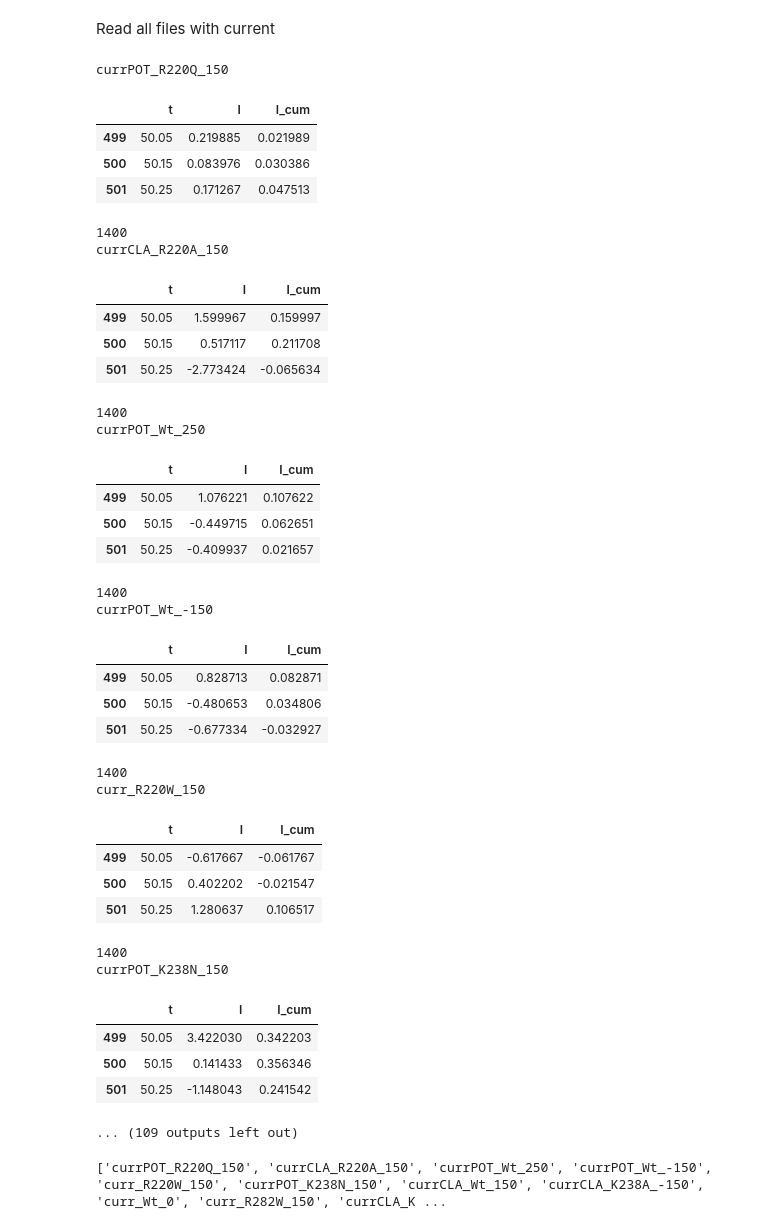
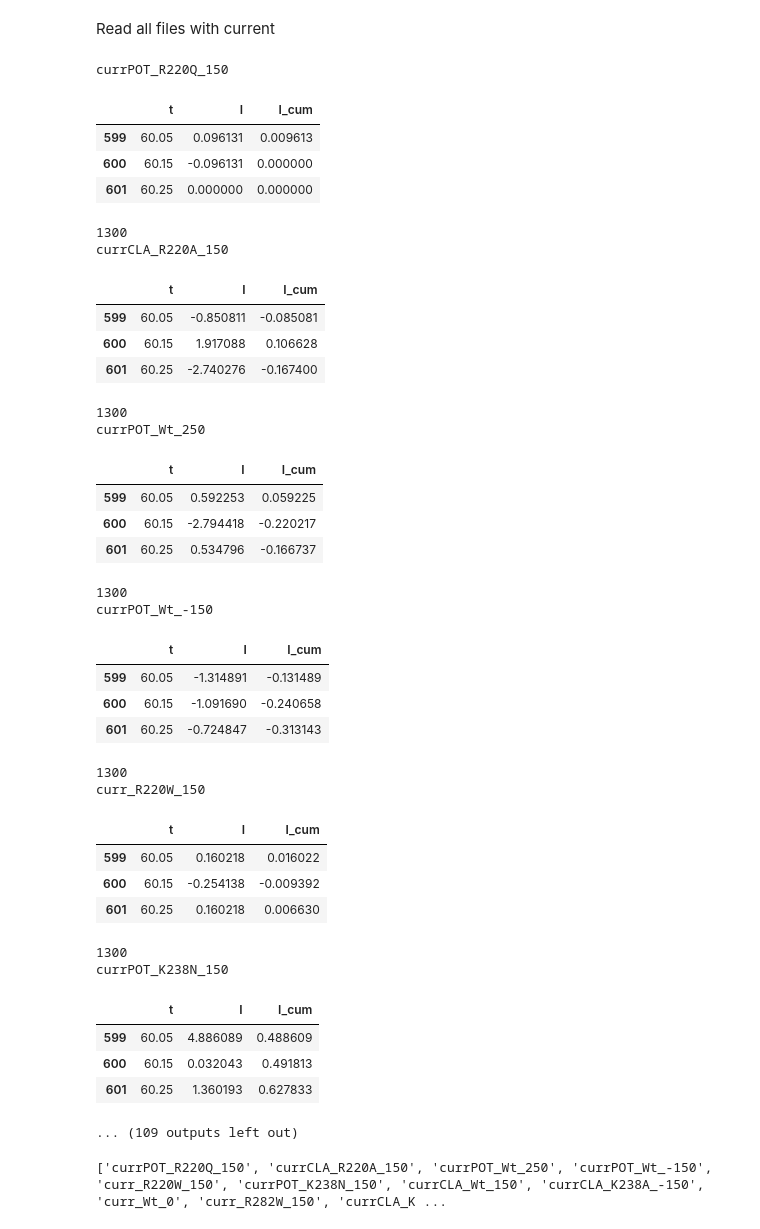
Before and after one commit to Aleva14/aerolysin, a Jupyter notebook: Currents.ipynb, the cells around one changed output. Drawn from its saved outputs; the diff is of its cells as text; code cells hidden in the pictures.

```diff
--- a/Currents.ipynb
+++ b/Currents.ipynb
@@ -12,57 +13,57 @@ dt = 0.1 # timestep
 # %%
 data = {}
 files = []
 for filename in os.listdir('.'):
     if filename.startswith('curr'):
         values = pd.read_csv(filename, sep = ' ', names=['t', 'I'])
-        values = values[(values['t'] > 50) & (values['t'] < 190)]
+        values = values[(values['t'] > 60) & (values['t'] < 190)]
         values['I_cum'] = np.cumsum([values['I']]) * dt
         data[filename[:-6]] = values
         files.append(filename[:-6])
 
         name = filename[:-4].split('_')
         current_type = name[0]
         mutant = name[1]
         voltage = int(name[2][:-2])
         print(filename[:-6])
         display(data[filename[:-6]].head(3))
         print(len(values))
 # %% [output]
 currPOT_R220Q_150
 |  | t | I | I_cum |
-| 499 | 50.05 | 0.219885 | 0.021989 |
-| 500 | 50.15 | 0.083976 | 0.030386 |
-| 501 | 50.25 | 0.171267 | 0.047513 |
+| 599 | 60.05 | 0.096131 | 0.009613 |
+| 600 | 60.15 | -0.096131 | 0.000000 |
+| 601 | 60.25 | 0.000000 | 0.000000 |
-1400
+1300
 currCLA_R220A_150
 |  | t | I | I_cum |
-| 499 | 50.05 | 1.599967 | 0.159997 |
-| 500 | 50.15 | 0.517117 | 0.211708 |
-| 501 | 50.25 | -2.773424 | -0.065634 |
+| 599 | 60.05 | -0.850811 | -0.085081 |
+| 600 | 60.15 | 1.917088 | 0.106628 |
+| 601 | 60.25 | -2.740276 | -0.167400 |
-1400
+1300
 currPOT_Wt_250
 |  | t | I | I_cum |
-| 499 | 50.05 | 1.076221 | 0.107622 |
-| 500 | 50.15 | -0.449715 | 0.062651 |
-| 501 | 50.25 | -0.409937 | 0.021657 |
+| 599 | 60.05 | 0.592253 | 0.059225 |
+| 600 | 60.15 | -2.794418 | -0.220217 |
+| 601 | 60.25 | 0.534796 | -0.166737 |
-1400
+1300
 currPOT_Wt_-150
 |  | t | I | I_cum |
-| 499 | 50.05 | 0.828713 | 0.082871 |
-| 500 | 50.15 | -0.480653 | 0.034806 |
-| 501 | 50.25 | -0.677334 | -0.032927 |
+| 599 | 60.05 | -1.314891 | -0.131489 |
+| 600 | 60.15 | -1.091690 | -0.240658 |
+| 601 | 60.25 | -0.724847 | -0.313143 |
-1400
+1300
 curr_R220W_150
 |  | t | I | I_cum |
-| 499 | 50.05 | -0.617667 | -0.061767 |
-| 500 | 50.15 | 0.402202 | -0.021547 |
-| 501 | 50.25 | 1.280637 | 0.106517 |
+| 599 | 60.05 | 0.160218 | 0.016022 |
+| 600 | 60.15 | -0.254138 | -0.009392 |
+| 601 | 60.25 | 0.160218 | 0.006630 |
-1400
+1300
 currPOT_K238N_150
 |  | t | I | I_cum |
-| 499 | 50.05 | 3.422030 | 0.342203 |
-| 500 | 50.15 | 0.141433 | 0.356346 |
-| 501 | 50.25 | -1.148043 | 0.241542 |
+| 599 | 60.05 | 4.886089 | 0.488609 |
+| 600 | 60.15 | 0.032043 | 0.491813 |
+| 601 | 60.25 | 1.360193 | 0.627833 |
 ... (109 outputs left out)
 # %%
 print(files)
```
Also changed, not shown: parts of 9 cells of this notebook.
